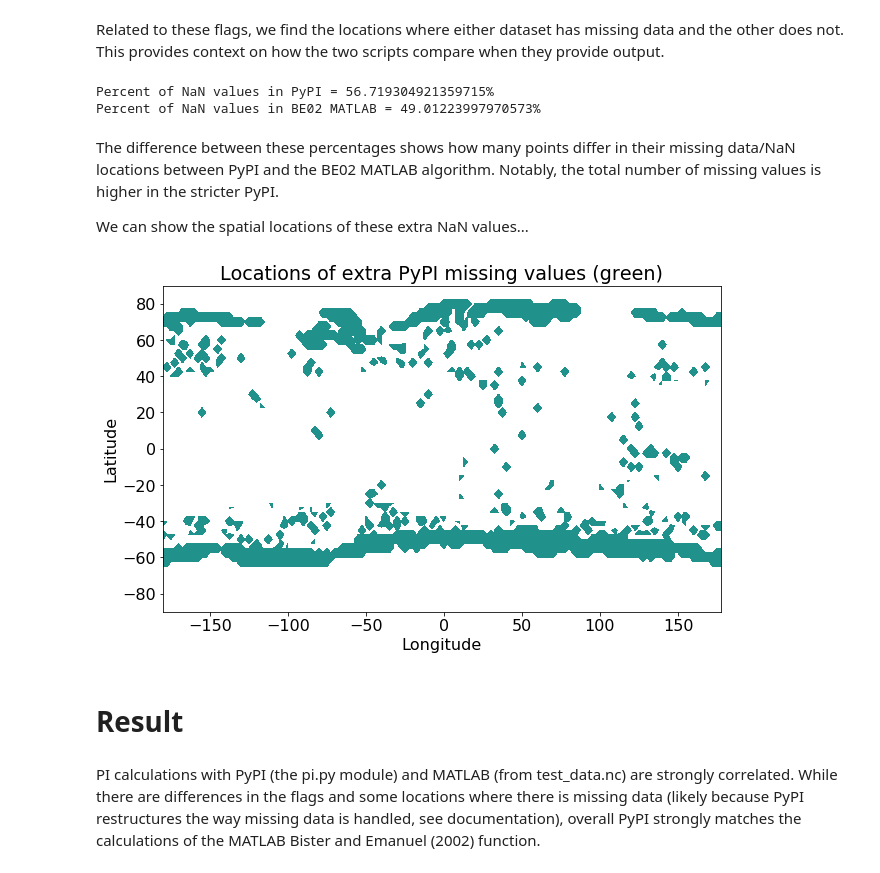
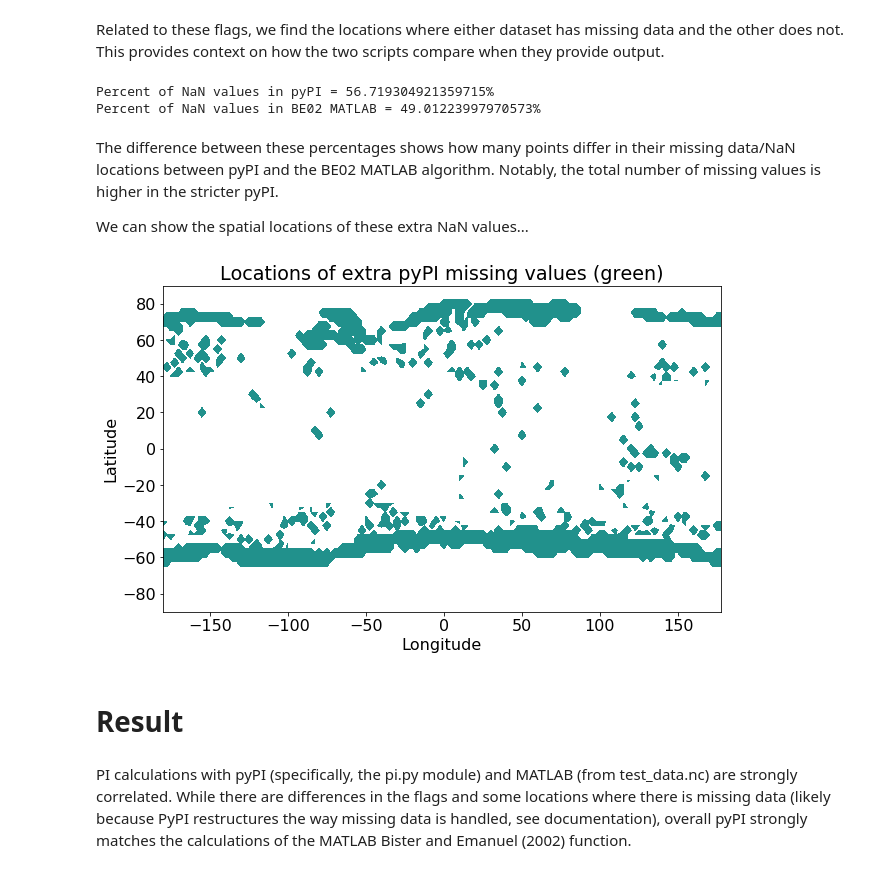
Before and after one commit to dgilford/tcpyPI, a Jupyter notebook: verify_pi.ipynb, the cells around one changed output. Cells and saved outputs as stored; diff of their text form; code cells hidden in the pictures.

```diff
--- a/verify_pi.ipynb
+++ b/verify_pi.ipynb
@@ -449,13 +449,13 @@ Related to these flags, we find the locations where either dataset has missing d
 pinvalidi=np.isnan(VMAXp)
 VMAXm=np.asarray(ds.Vmax)
 minvalidi=np.isnan(VMAXm)
-print('Percent of NaN values in PyPI = '+str(np.sum(pinvalidi)/VMAXp.size*100)+'%')
+print('Percent of NaN values in pyPI = '+str(np.sum(pinvalidi)/VMAXp.size*100)+'%')
 print('Percent of NaN values in BE02 MATLAB = '+str(np.sum(minvalidi)/VMAXm.size*100)+'%')
 # %% [output]
-Percent of NaN values in PyPI = 56.719304921359715%
+Percent of NaN values in pyPI = 56.719304921359715%
 Percent of NaN values in BE02 MATLAB = 49.01223997970573%
 # %% [markdown]
-The difference between these percentages shows how many points differ in their missing data/NaN locations between PyPI and the BE02 MATLAB algorithm. Notably, the total number of missing values is higher in the stricter PyPI.
+The difference between these percentages shows how many points differ in their missing data/NaN locations between pyPI and the BE02 MATLAB algorithm. Notably, the total number of missing values is higher in the stricter pyPI.
 
 We can show the spatial locations of these extra NaN values...
 # %%
@@ -464,14 +464,14 @@ VMAXp[pinvalidi]=1e6
 # %%
 plt.figure(figsize=(10,6))
 clevels=[0,1e7]
 plt.contourf(ds.lon,ds.lat,VMAXp[8,:,:]-VMAXm[8,:,:],clevels)
 plt.xlabel(ds.lon.standard_name)
 plt.ylabel(ds.lat.standard_name)
-plt.title('Locations of extra PyPI missing values (green)')
+plt.title('Locations of extra pyPI missing values (green)')
 plt.show()
 # %% [output]
-[figure, old version]
+[figure, new version]
 # %% [markdown]
 # Result
 # %% [markdown]
-PI calculations with PyPI (the pi.py module) and MATLAB (from test_data.nc) are strongly correlated. While there are differences in the flags and some locations where there is missing data (likely because PyPI restructures the way missing data is handled, see documentation), overall PyPI strongly matches the calculations of the MATLAB Bister and Emanuel (2002) function.
+PI calculations with pyPI (specifically, the pi.py module) and MATLAB (from test_data.nc) are strongly correlated. While there are differences in the flags and some locations where there is missing data (likely because PyPI restructures the way missing data is handled, see documentation), overall pyPI strongly matches the calculations of the MATLAB Bister and Emanuel (2002) function.
```
Also changed, not shown: parts of 2 cells of this notebook, 1 other file.
